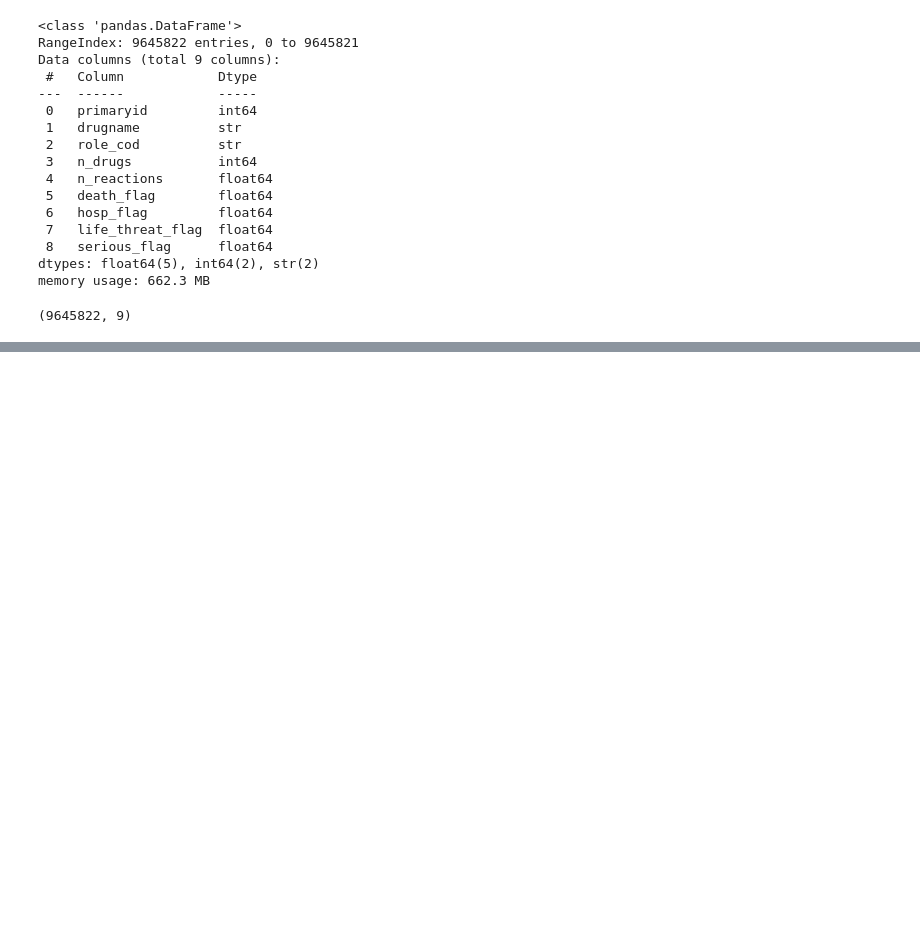
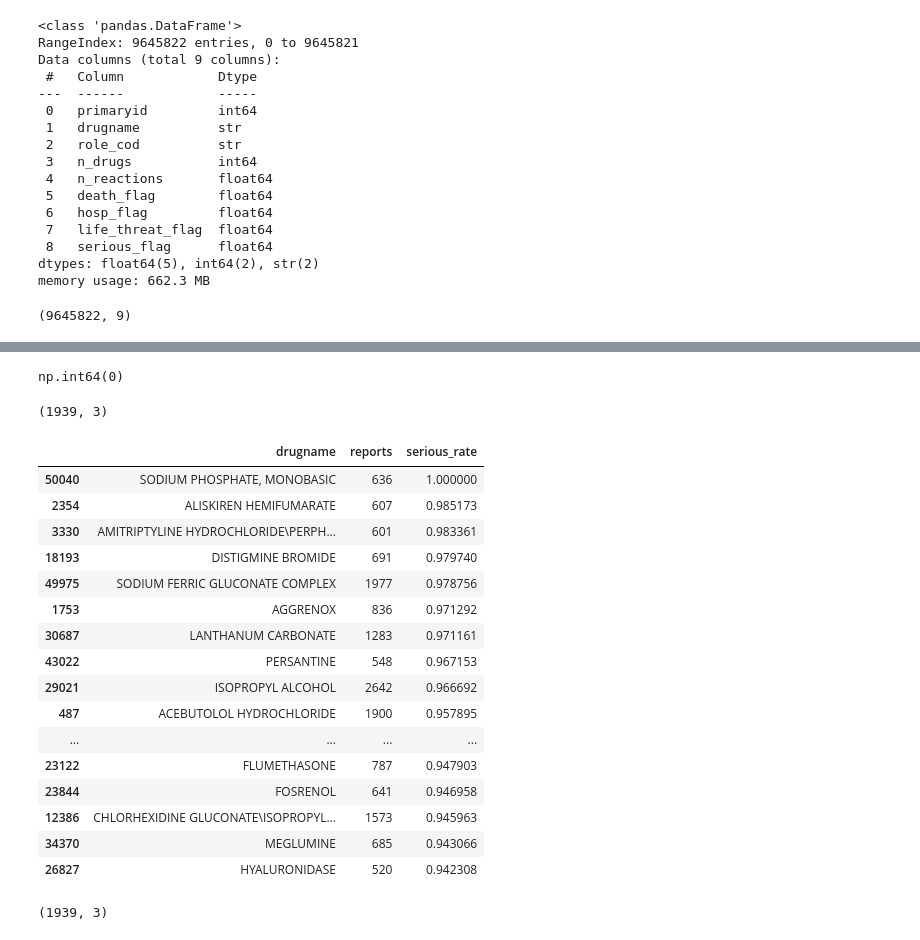
Before and after one commit to PugstaLaney/faers-sql-drug-safety-analysis, a Jupyter notebook: notebooks/faers_severity_analysis.ipynb, the cells around one changed output, grey strips where cells are left out. Drawn from its saved outputs; the diff is of its cells as text; code cells hidden in the pictures; blank space fills up the shorter version.

```diff
--- a/notebooks/faers_severity_analysis.ipynb
+++ b/notebooks/faers_severity_analysis.ipynb
@@ -111,0 +245,70 @@ drug_severity.head()
+# %%
+df["serious_flag"].isna().sum()
+# %% [output]
+np.int64(0)
+# %%
+# normalize names first
+df["drugname"] = df["drugname"].str.upper().str.strip()
+
+# then aggregate
+drug_severity = (
+    df.groupby("drugname")
+      .agg(
+          reports=("drugname", "count"),
+          serious_rate=("serious_flag", "mean")
+      )
+      .reset_index()
+)
+# %%
+drug_severity_filtered = drug_severity[
+    drug_severity["reports"] >= 500
+]
+
+drug_severity_filtered.shape
+# %% [output]
+(1939, 3)
+# %%
+# -------------------------------------------------------------
+# Filter drugs with sufficient report counts
+# -------------------------------------------------------------
+#
+# Drugs appearing only a few times in FAERS can produce
+# unstable severity estimates (e.g., 1 report = 100% serious).
+#
+# To reduce statistical noise, we restrict the analysis to
+# drugs with at least 500 reported cases.
+#
+# This threshold ensures that calculated serious outcome
+# rates are based on a meaningful sample size.
+# -------------------------------------------------------------
+
+
+
+top_serious_drugs = drug_severity_filtered.sort_values(
+    "serious_rate",
+    ascending=False
+)
+
+top_serious_drugs.head(20)
+# %% [output]
+|  | drugname | reports | serious_rate |
+| 50040 | SODIUM PHOSPHATE, MONOBASIC | 636 | 1.000000 |
+| 2354 | ALISKIREN HEMIFUMARATE | 607 | 0.985173 |
+| 3330 | AMITRIPTYLINE HYDROCHLORIDE\PERPH... | 601 | 0.983361 |
+| 18193 | DISTIGMINE BROMIDE | 691 | 0.979740 |
+| 49975 | SODIUM FERRIC GLUCONATE COMPLEX | 1977 | 0.978756 |
+| 1753 | AGGRENOX | 836 | 0.971292 |
+| 30687 | LANTHANUM CARBONATE | 1283 | 0.971161 |
+| 43022 | PERSANTINE | 548 | 0.967153 |
+| 29021 | ISOPROPYL ALCOHOL | 2642 | 0.966692 |
+| 487 | ACEBUTOLOL HYDROCHLORIDE | 1900 | 0.957895 |
+| ... | ... | ... | ... |
+| 23122 | FLUMETHASONE | 787 | 0.947903 |
+| 23844 | FOSRENOL | 641 | 0.946958 |
+| 12386 | CHLORHEXIDINE GLUCONATE\ISOPROPYL... | 1573 | 0.945963 |
+| 34370 | MEGLUMINE | 685 | 0.943066 |
+| 26827 | HYALURONIDASE | 520 | 0.942308 |
+# %%
+top_serious_drugs.shape
+# %% [output]
+(1939, 3)
```
Also changed, not shown: parts of 6 cells of this notebook, 1 other file.
